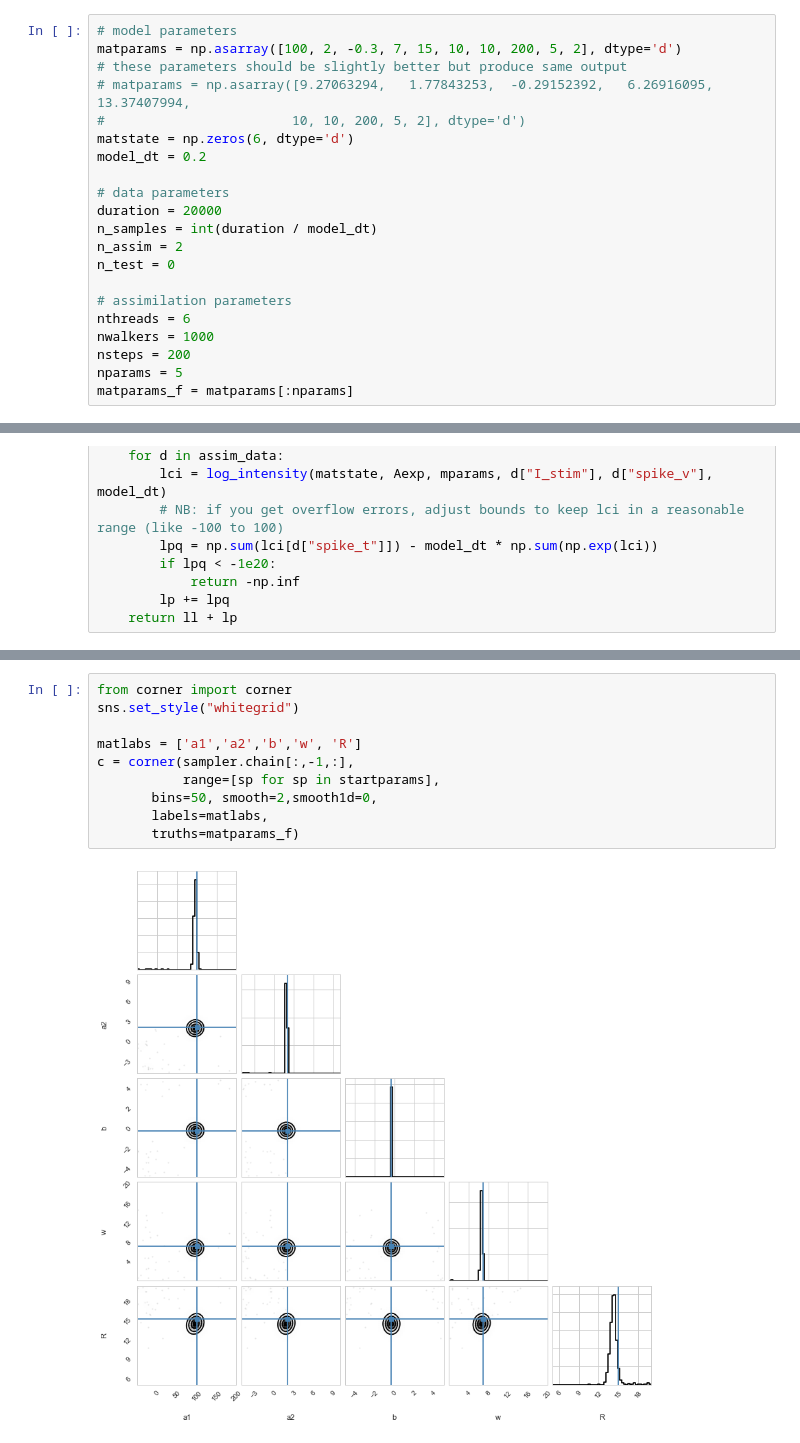
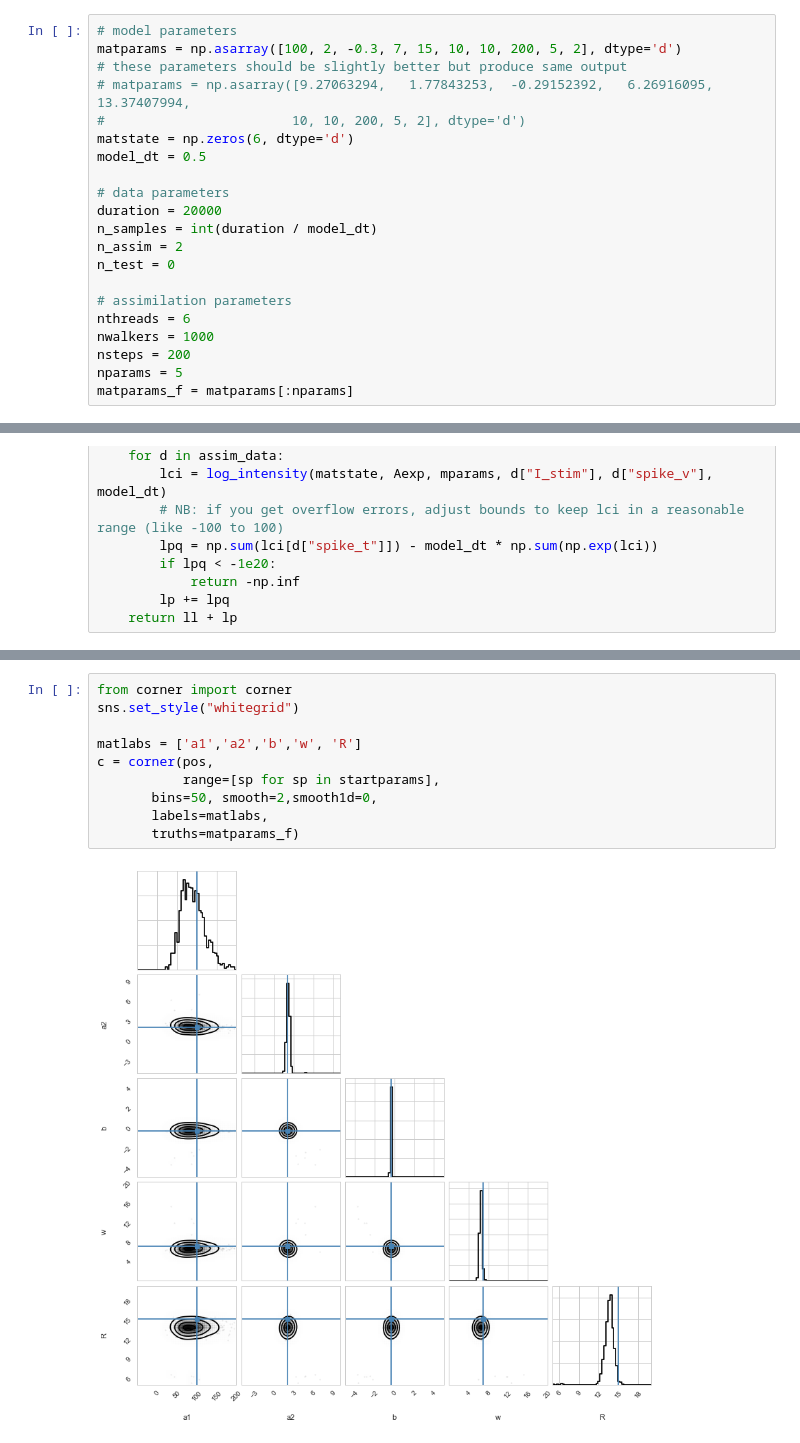
Before and after one commit to melizalab/dstrf, a Jupyter notebook: mat/matfiltmat.ipynb, the cells around one changed output, grey strips where cells are left out. Cells and saved outputs as stored; diff of their text form.

```diff
--- a/mat/matfiltmat.ipynb
+++ b/mat/matfiltmat.ipynb
@@ -16,7 +16,7 @@ matparams = np.asarray([100, 2, -0.3, 7, 15, 10, 10, 200, 5, 2], dtype='d')
 # matparams = np.asarray([9.27063294,   1.77843253,  -0.29152392,   6.26916095,  13.37407994,
 #                        10, 10, 200, 5, 2], dtype='d')
 matstate = np.zeros(6, dtype='d')
-model_dt = 0.2
+model_dt = 0.5
 
 # data parameters
 duration = 20000
@@ -136,15 +137,15 @@ for pos, prob, _ in tracker(sampler.sample(p0, iterations=nsteps, storechain=Fal
 # %%
 from corner import corner
 sns.set_style("whitegrid")
 
 matlabs = ['a1','a2','b','w', 'R']
-c = corner(sampler.chain[:,-1,:],
+c = corner(pos,
            range=[sp for sp in startparams],
        bins=50, smooth=2,smooth1d=0,
        labels=matlabs,
        truths=matparams_f)
 # %% [output]
-[figure, old version]
+[figure, new version]
 # %%
 # see how well predictions line up
 params_guess = np.median(pos, 0)
```
Also changed, not shown: parts of 7 cells of this notebook.
